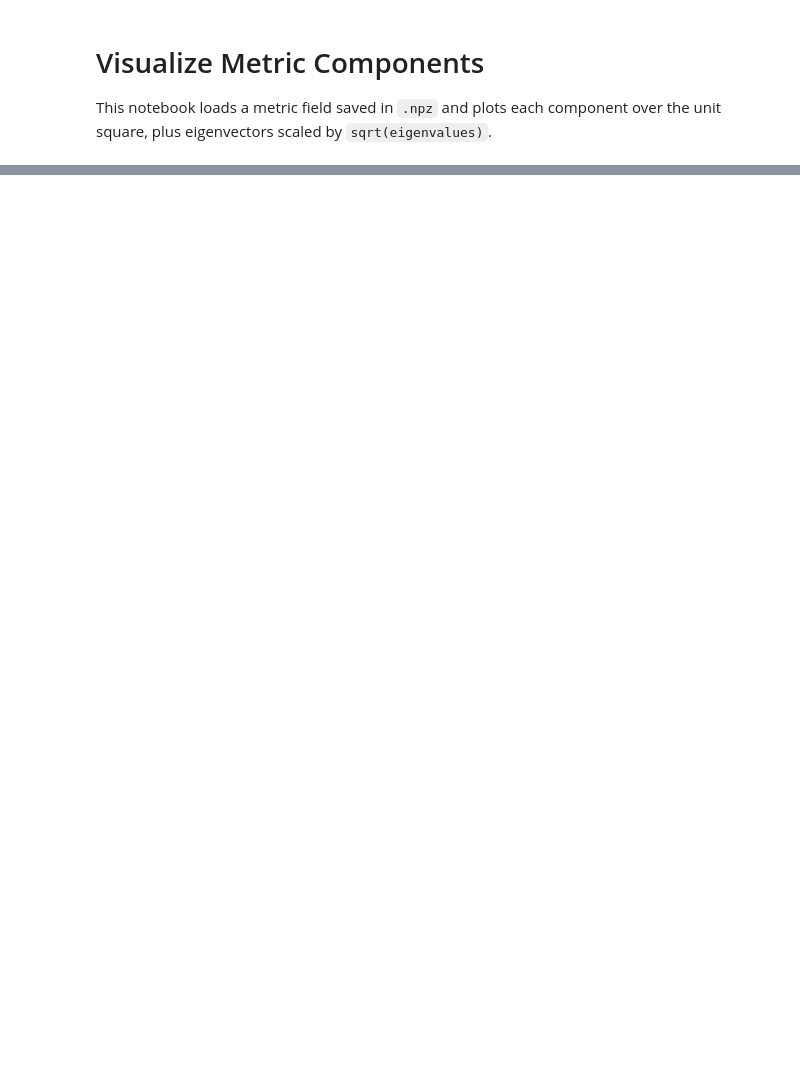
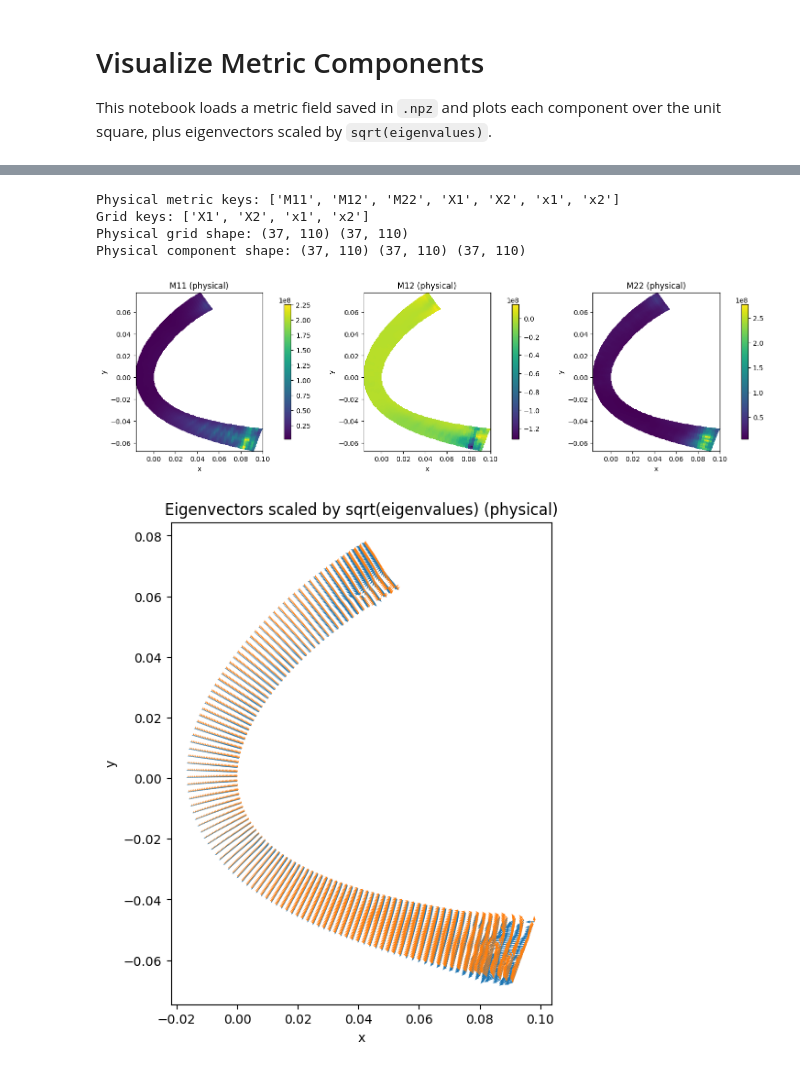
Before and after one commit to xiaohanzhu0/FluidThings, a Jupyter notebook: Variation/NN4MG/visualize_metric_npz.ipynb, the cells around one changed output, grey strips where cells are left out. Saved outputs shown, nothing was run; the diff lists cells and outputs as text; code cells hidden in the pictures; blank space fills up the shorter version.

```diff
--- a/Variation/NN4MG/visualize_metric_npz.ipynb
+++ b/Variation/NN4MG/visualize_metric_npz.ipynb
@@ -85,12 +86,12 @@ This section loads `M.npz` and `X.npz` and plots the metric components and eigen
 # %%
-phys_metric_path = Path("../data/metric_transform_output/M.npz")
+phys_metric_path = Path("../data/harmonic_block9/M.npz")
 if not phys_metric_path.exists():
-    alt_metric_path = Path("..") / "data/metric_transform_output/M.npz"
+    alt_metric_path = Path("..") / "data/harmonic_block9/M.npz"
     phys_metric_path = alt_metric_path if alt_metric_path.exists() else None
 
-phys_grid_path = Path("../data/metric_transform_output/X.npz")
+phys_grid_path = Path("../data/harmonic_block9/X.npz")
 if not phys_grid_path.exists():
-    alt_grid_path = Path("..") / "data/metric_transform_output/X.npz"
+    alt_grid_path = Path("..") / "data/harmonic_block9/X.npz"
     phys_grid_path = alt_grid_path if alt_grid_path.exists() else None
 
 if phys_metric_path is None or phys_grid_path is None:
@@ -123,30 +124,37 @@ else:
     plt.show()
 
     M_p = np.stack(
         [
             np.stack([M11_p, M12_p], axis=-1),
             np.stack([M12_p, M22_p], axis=-1),
         ],
         axis=-2,
     )
 
     eigvals, eigvecs = np.linalg.eigh(M_p)
     eigvals = np.clip(eigvals, 0.0, None)
     scale = np.sqrt(eigvals)
     v1 = eigvecs[..., :, 0] * scale[..., 0:1]
     v2 = eigvecs[..., :, 1] * scale[..., 1:2]
 
     step = max(min(M11_p.shape) // 25, 1)
     Xs = X1_p[::step, ::step]
     Ys = X2_p[::step, ::step]
     v1s = v1[::step, ::step]
     v2s = v2[::step, ::step]
 
     fig, ax = plt.subplots(1, 1, figsize=(6, 6), constrained_layout=True)
     ax.quiver(Xs, Ys, v1s[..., 0], v1s[..., 1], color="tab:blue", angles="xy")
     ax.quiver(Xs, Ys, v2s[..., 0], v2s[..., 1], color="tab:orange", angles="xy")
     ax.set_title("Eigenvectors scaled by sqrt(eigenvalues) (physical)")
     ax.set_xlabel("x")
     ax.set_ylabel("y")
     ax.set_aspect("equal", "box")
     plt.show()
+# %% [output]
+Physical metric keys: ['M11', 'M12', 'M22', 'X1', 'X2', 'x1', 'x2']
+Grid keys: ['X1', 'X2', 'x1', 'x2']
+Physical grid shape: (37, 110) (37, 110)
+Physical component shape: (37, 110) (37, 110) (37, 110)
+[figure, added]
+[figure, added]
```
Also changed, not shown: parts of 4 cells of this notebook, 19 other files.
